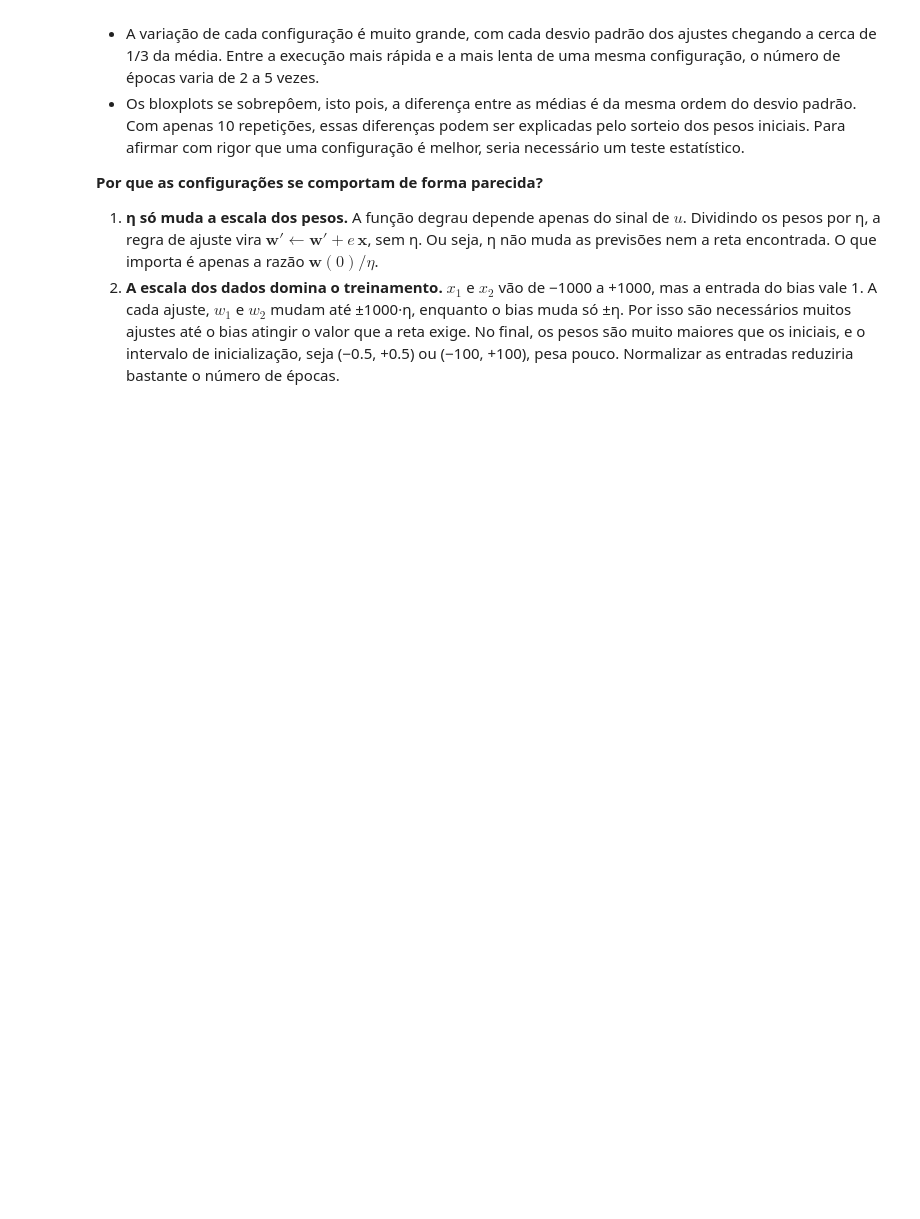
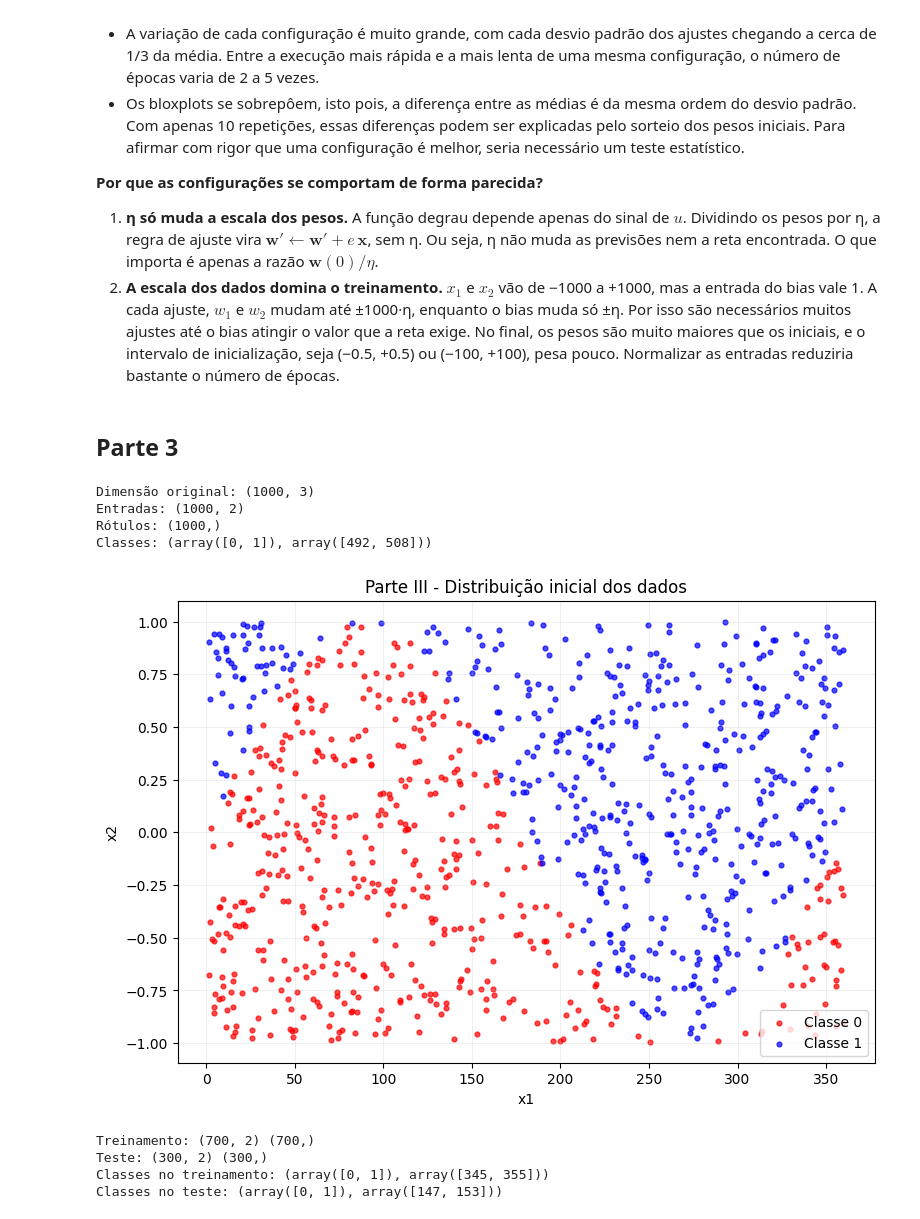
Before and after one commit to RicardoSantiago18/RNA-PP2.1, a Jupyter notebook: main.ipynb, the cells around one changed output. Saved outputs shown, nothing was run; the diff lists cells and outputs as text; code cells hidden in the pictures; blank space fills up the shorter version.

```diff
--- a/main.ipynb
+++ b/main.ipynb
@@ -206,3 +254,76 @@ Todas as 60 execuções convergiram, então o problema é linearmente separável
 
 1. **η só muda a escala dos pesos.** A função degrau depende apenas do sinal de $u$. Dividindo os pesos por η, a regra de ajuste vira $\mathbf{w}' \leftarrow \mathbf{w}' + e\,\mathbf{x}$, sem η. Ou seja, η não muda as previsões nem a reta encontrada. O que importa é apenas a razão $\mathbf{w}(0)/\eta$.
 2. **A escala dos dados domina o treinamento.** $x_1$ e $x_2$ vão de −1000 a +1000, mas a entrada do bias vale 1. A cada ajuste, $w_1$ e $w_2$ mudam até ±1000·η, enquanto o bias muda só ±η. Por isso são necessários muitos ajustes até o bias atingir o valor que a reta exige. No final, os pesos são muito maiores que os iniciais, e o intervalo de inicialização, seja (−0.5, +0.5) ou (−100, +100), pesa pouco. Normalizar as entradas reduziria bastante o número de épocas.
+# %% [markdown]
+## Parte 3
+# %%
+
+dados3 = np.load("dataHoldout20262.txt")
+
+print("Dimensão original:", dados3.shape)
+
+dados3 = dados3.reshape(-1, 3)
+
+X3 = dados3[:, :2]
+y3 = dados3[:, 2].astype(int)
+
+print("Entradas:", X3.shape)
+print("Rótulos:", y3.shape)
+print("Classes:", np.unique(y3, return_counts=True))
+# %% [output]
+Dimensão original: (1000, 3)
+Entradas: (1000, 2)
+Rótulos: (1000,)
+Classes: (array([0, 1]), array([492, 508]))
+# %%
+
+plt.figure(figsize=(9, 6))
+
+plt.scatter(
+    X3[y3 == 0, 0], X3[y3 == 0, 1],
+    color="red", s=12, alpha=0.7, label="Classe 0"
+)
+
+plt.scatter(
+    X3[y3 == 1, 0], X3[y3 == 1, 1],
+    color="blue", s=12, alpha=0.7, label="Classe 1"
+)
+
+plt.xlabel("x1")
+plt.ylabel("x2")
+plt.title("Parte III - Distribuição inicial dos dados")
+plt.legend()
+plt.grid(alpha=0.2)
+plt.show()
+# %% [output]
+[figure, added]
+# %%
+
+rng = np.random.default_rng(3)
+
+indices = rng.permutation(len(X3))
+
+n_treino = int(0.7 * len(X3))
+
+indices_treino = indices[:n_treino]
+indices_teste = indices[n_treino:]
+
+X_treino = X3[indices_treino]
+y_treino = y3[indices_treino]
+
+X_teste = X3[indices_teste]
+y_teste = y3[indices_teste]
+
+print("Treinamento:", X_treino.shape, y_treino.shape)
+print("Teste:", X_teste.shape, y_teste.shape)
+
+print("Classes no treinamento:",
+      np.unique(y_treino, return_counts=True))
+
+print("Classes no teste:",
+      np.unique(y_teste, return_counts=True))
+# %% [output]
+Treinamento: (700, 2) (700,)
+Teste: (300, 2) (300,)
+Classes no treinamento: (array([0, 1]), array([345, 355]))
+Classes no teste: (array([0, 1]), array([147, 153]))
```
Also changed, not shown: parts of 9 cells of this notebook, 1 other file.
